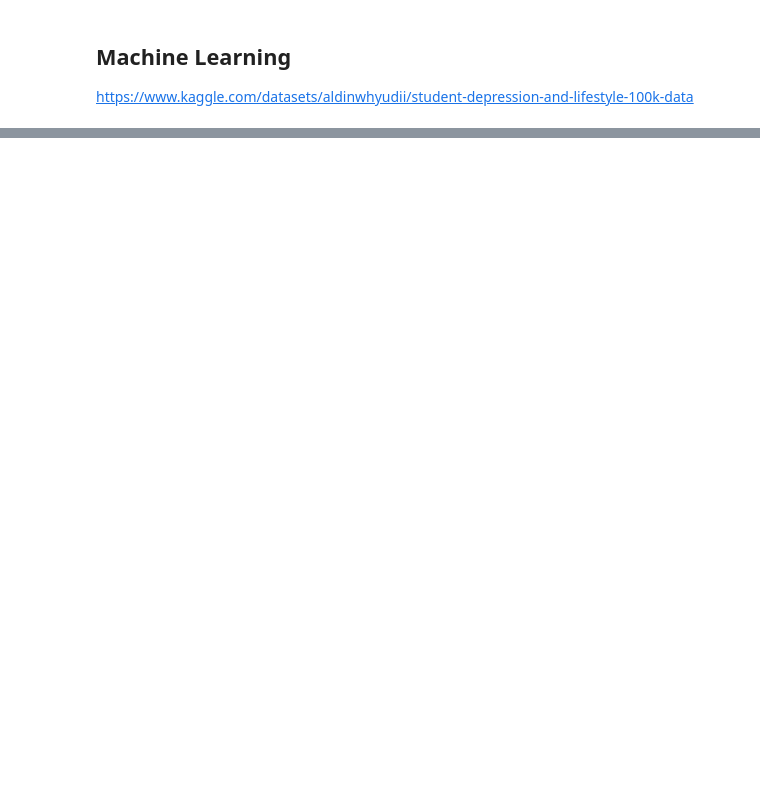
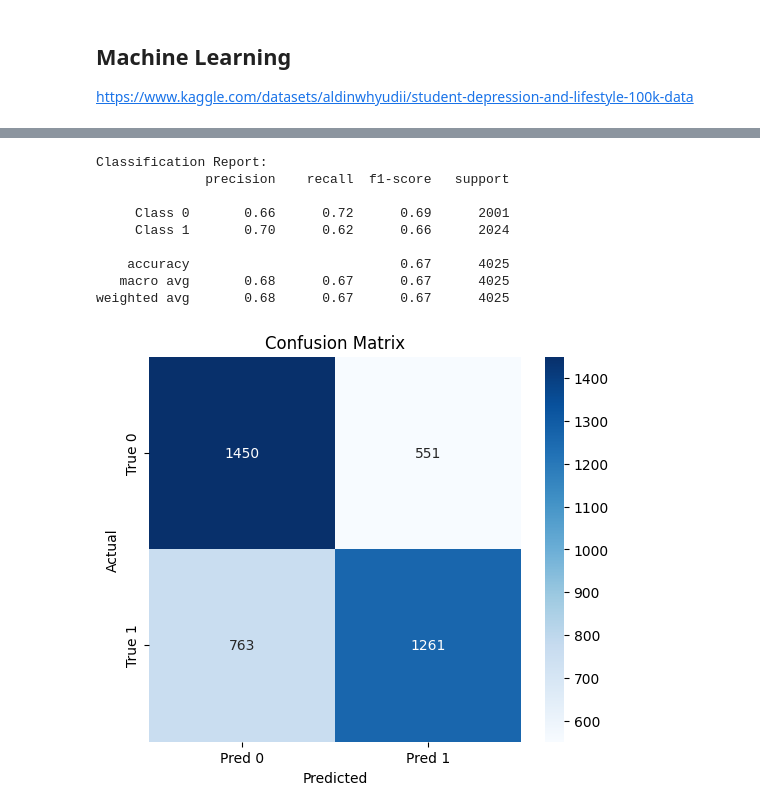
Before and after one commit to iLuckyW/lecture-ai-advanced, a Jupyter notebook: chapter/06_paper/machine_learning.ipynb, the cells around one changed output, grey strips where cells are left out. Saved outputs shown, nothing was run; the diff lists cells and outputs as text; code cells hidden in the pictures; blank space fills up the shorter version.

Commit message:
try out dataset

```diff
--- a/chapter/06_paper/machine_learning.ipynb
+++ b/chapter/06_paper/machine_learning.ipynb
@@ -18,8 +18,6 @@ not_depressed_sample = not_depressed.sample(n=10062, random_state=42)
 
 # Datensatz zusammensetzen
 balanced_dataset = pd.concat([depressed, not_depressed_sample])
-# balanced_dataset = balanced_dataset.sample(frac=1, random_state=42).reset_index(drop=True)
 
-# Aufteilen in Merkmale und Zielvariable und löschen von Student_ID
-# data = balanced_dataset.loc[:, 'Age':'Stress_Level']
-# target = balanced_dataset['Depression']
+data = balanced_dataset.loc[:, 'Age':'Stress_Level']
+target = balanced_dataset['Depression']
@@ -137,7 +89,7 @@ print(f"Test batches: {len(test_loader)}")
 import torch.nn as nn
 import torch.nn.functional as F
 
-class RegressionMLP(nn.Module):
+class BinaryClassificationMLP(nn.Module):
     def __init__(self, input_dim):
         super().__init__()
         self.fc1 = nn.Linear(input_dim, 64)
@@ -150,7 +102,7 @@ class RegressionMLP(nn.Module):
         x = self.fc3(x)
         return x
 
-model = RegressionMLP(input_dim=input_dim)
+model = BinaryClassificationMLP(input_dim=input_dim)
 
 # Log the model architecture to TensorBoard
 writer.add_graph(model, x[train_ids][:batch_size])
@@ -164,0 +242,47 @@ print(f"Trainable parameters: {trainable_params:,}")
+# %%
+from sklearn.metrics import classification_report, confusion_matrix
+import seaborn as sns
+import matplotlib.pyplot as plt
+
+def plot_classification_results(model, data_loader):
+    model.eval()
+    all_preds = []
+    all_targets = []
+
+    with torch.no_grad():
+        for batch_X, batch_y in data_loader:
+            logits = model(batch_X)
+            # Thresholding logits: > 0 means probability > 0.5
+            preds = (logits > 0).float()
+
+            all_preds.extend(preds.cpu().numpy())
+            all_targets.extend(batch_y.cpu().numpy())
+
+    # 1. Classification Report
+    print("\nClassification Report:")
+    print(classification_report(all_targets, all_preds, target_names=['Class 0', 'Class 1']))
+
+    # 2. Confusion Matrix
+    cm = confusion_matrix(all_targets, all_preds)
+
+    plt.figure(figsize=(6, 5))
+    sns.heatmap(cm, annot=True, fmt='d', cmap='Blues',
+                xticklabels=['Pred 0', 'Pred 1'],
+                yticklabels=['True 0', 'True 1'])
+    plt.xlabel('Predicted')
+    plt.ylabel('Actual')
+    plt.title('Confusion Matrix')
+    plt.show()
+
+plot_classification_results(model, test_loader)
+# %% [output]
+Classification Report:
+              precision    recall  f1-score   support
+
+     Class 0       0.66      0.72      0.69      2001
+     Class 1       0.70      0.62      0.66      2024
+
+    accuracy                           0.67      4025
+   macro avg       0.68      0.67      0.67      4025
+weighted avg       0.68      0.67      0.67      4025
+[figure, added]
```
Also changed, not shown: parts of 7 cells of this notebook, 1 other file.
